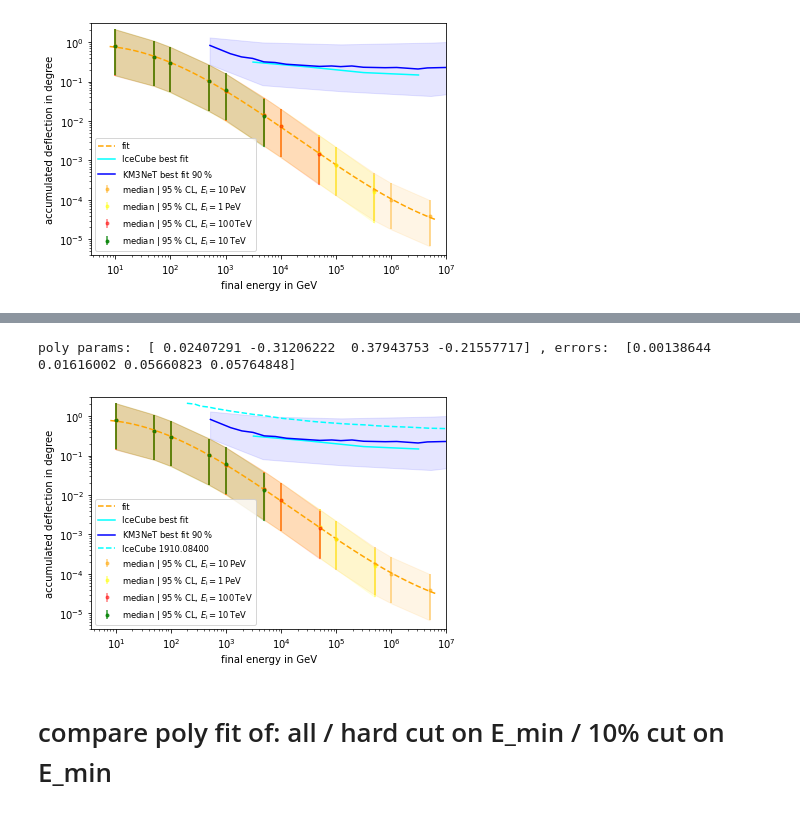
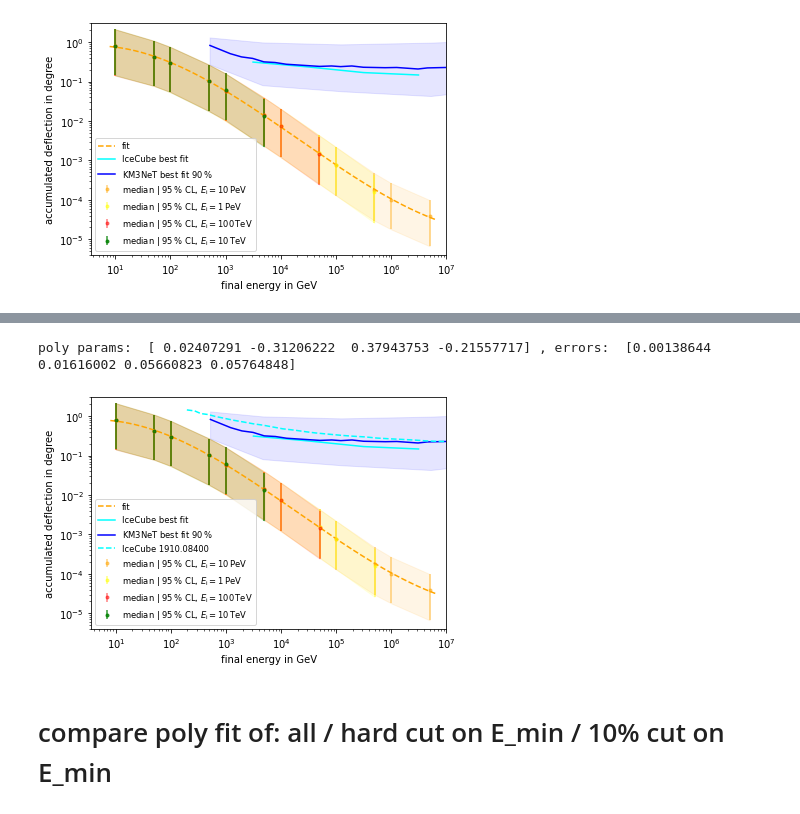
Before and after one commit to pascalgutjahr/muon-deflection-paper, a Jupyter notebook: deflection/total_defl_combined_moliere.ipynb, the cells around one changed output, grey strips where cells are left out. Drawn from its saved outputs; the diff is of its cells as text; code cells hidden in the pictures.

```diff
--- a/deflection/total_defl_combined_moliere.ipynb
+++ b/deflection/total_defl_combined_moliere.ipynb
@@ -768,35 +770,36 @@ plt.plot(IceCube_median_error_E, IceCube_median_error_theta, '-', color='cyan',
 KM3NeT_median_error_E = [522.4356285756223, 1216.8748116390357, 1943.231716329505, 3103.1536417971624,
                          4955.437091562044, 7913.355122889535, 12636.864951346342, 50689.50296608002,
                          83427.93140908847, 121687.48116390369, 194323.17163295028, 315036.3417558579,
                          779476.9527719838, 1263686.4951346342, 3079814.718585156, 4560541.30436924,
                          9850144.98486653, 20642110.490612086, 32469485.711770043, 48811773.81527156]
 KM3NeT_median_error_theta = [0.827576632070297, 0.5123763092955053, 0.42403066039938264, 0.38818709714958904,
                              0.31722679466012654, 0.305443935560202, 0.2761187447596839, 0.24338923735390608,
                              0.24960901930441665, 0.2403377094590886, 0.24960901930441665, 0.2314107669226327,
                              0.22564445080444856, 0.22850942083969703, 0.20919338394904638, 0.22281540074690914,
                              0.22850942083969703, 0.23434895091387908, 0.22850942083969703, 0.24647950999050272]
 plt.plot(KM3NeT_median_error_E, KM3NeT_median_error_theta, '-', color='blue', label='KM3NeT best fit $90\,$%')
 x = [514.606668672977, 4665.0087107025565,  123538.77161286505, 5224356.285756218, 1e7]
 y_low = [0.27265686591460175, 0.08120617245807966, 0.05703801243761694, 0.04321320106658356, 0.0478]
 y_up = [1.3199210201931573, 0.9874623548354361, 0.8814658257473126, 0.9750819022171437, 1.01]
 plt.fill_between(x, y_low, y_up, alpha=0.1, color='blue')
 
 
-plt.plot(IceCube_191008488.E, IceCube_191008488.theta, '--', color='cyan', label='IceCube 1910.08400')
+
+plt.plot(10**IceCube_191008488.E, 10**IceCube_191008488.theta, '--', color='cyan', label='IceCube 1910.08400')
 
 plt.xscale('log')
 plt.yscale('log')
 plt.xlabel('final energy in GeV')
 plt.ylabel('accumulated deflection in degree')
 plt.xlim(right=1e7)
 plt.ylim(4e-6, 3)
 plt.legend(fontsize='small', loc='lower left')
 plt.tight_layout()
 if save_plot:
     plt.savefig(plot_dir + 'fit_median_defl_cut_10percent_only_poly_new_resolution.pdf')
 # %% [output]
 poly params:  [ 0.02407291 -0.31206222  0.37943753 -0.21557717] , errors:  [0.00138644 0.01616002 0.05660823 0.05764848]
-[figure, old version]
+[figure, new version]
 # %% [markdown]
 # compare poly fit of: all / hard cut on E_min / 10% cut on E_min
 # %%
```
Also changed, not shown: parts of 1 cell of this notebook, 5 other files.
